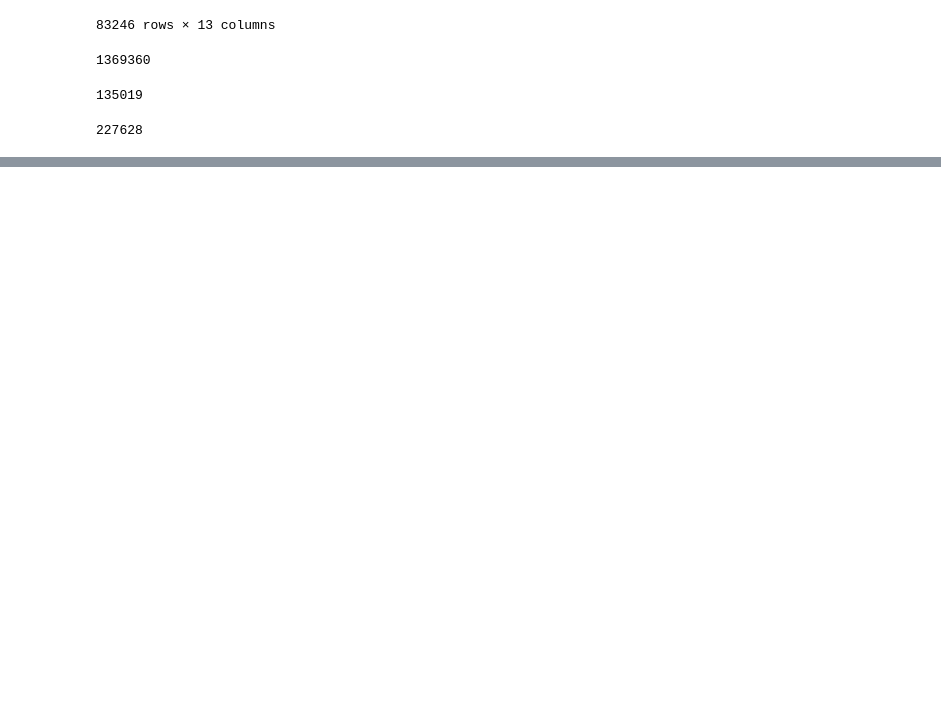
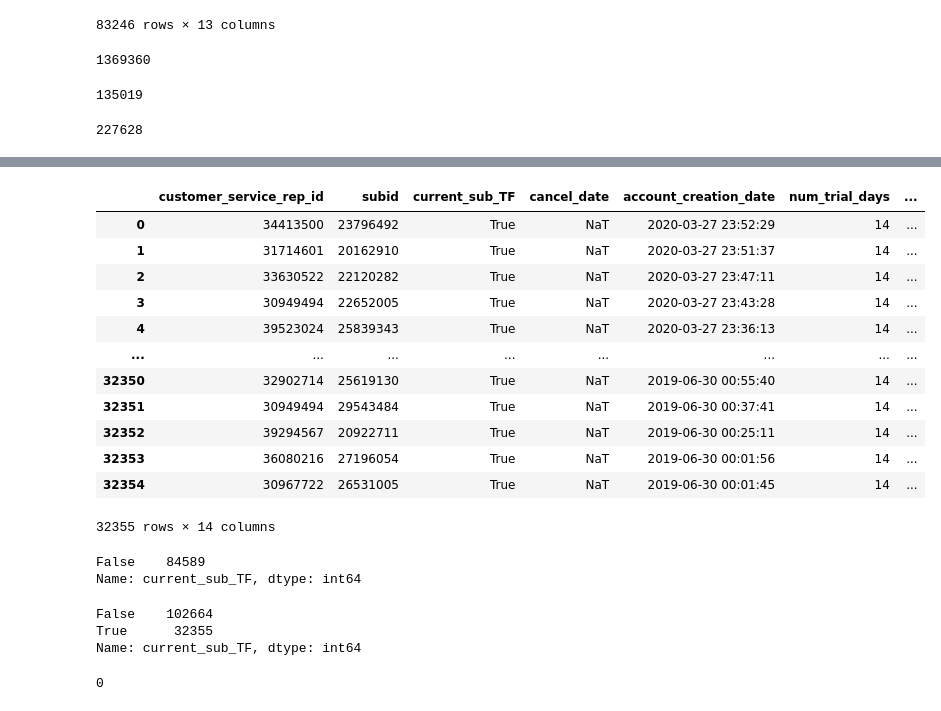
Before and after one commit to Dirodzz/Final_Case, a Jupyter notebook: Marketing_Analytics_Final.ipynb, the cells around one changed output, grey strips where cells are left out. Drawn from its saved outputs; the diff is of its cells as text; code cells hidden in the pictures; blank space fills up the shorter version.

```diff
--- a/Marketing_Analytics_Final.ipynb
+++ b/Marketing_Analytics_Final.ipynb
@@ -225,0 +297,30 @@ df_eng.to_csv('engagement.csv', index = False)
+# %%
+df_cs.loc[(df_cs['subid'].isin(set(df_eng['subid'].tolist()))) & (df_cs['current_sub_TF'])].drop_duplicates(
+    subset = ['subid'], keep = 'last').merge(df_sub[['subid', 'cancel_before_trial_end']], on = 'subid', how = 'left')
+# %% [output]
+|  | customer_service_rep_id | subid | current_sub_TF | cancel_date | account_creation_date | num_trial_days | ... |
+| 0 | 34413500 | 23796492 | True | NaT | 2020-03-27 23:52:29 | 14 | ... |
+| 1 | 31714601 | 20162910 | True | NaT | 2020-03-27 23:51:37 | 14 | ... |
+| 2 | 33630522 | 22120282 | True | NaT | 2020-03-27 23:47:11 | 14 | ... |
+| 3 | 30949494 | 22652005 | True | NaT | 2020-03-27 23:43:28 | 14 | ... |
+| 4 | 39523024 | 25839343 | True | NaT | 2020-03-27 23:36:13 | 14 | ... |
+| ... | ... | ... | ... | ... | ... | ... | ... |
+| 32350 | 32902714 | 25619130 | True | NaT | 2019-06-30 00:55:40 | 14 | ... |
+| 32351 | 30949494 | 29543484 | True | NaT | 2019-06-30 00:37:41 | 14 | ... |
+| 32352 | 39294567 | 20922711 | True | NaT | 2019-06-30 00:25:11 | 14 | ... |
+| 32353 | 36080216 | 27196054 | True | NaT | 2019-06-30 00:01:56 | 14 | ... |
+| 32354 | 30967722 | 26531005 | True | NaT | 2019-06-30 00:01:45 | 14 | ... |
+32355 rows × 14 columns
+# %%
+df_temp = df_cs.loc[(df_cs['subid'].isin(set(df_eng['subid'].tolist())))].drop_duplicates(
+    subset = ['subid'], keep = 'last').merge(df_sub[['subid', 'cancel_before_trial_end']], on = 'subid', how = 'left')
+df_temp.loc[np.isfinite(df_temp['cancel_date'])]['current_sub_TF'].value_counts()
+# %% [output]
+False    84589
+Name: current_sub_TF, dtype: int64
+# %%
+df_temp['current_sub_TF'].value_counts()
+# %% [output]
+False    102664
+True      32355
+Name: current_sub_TF, dtype: int64
@@ -225,0 +331,8 @@ df_eng.to_csv('engagement.csv', index = False)
+# %%
+# check duplicate for each customer to see whether engagement record could happen more than once per day for an individual customer
+
+temp.duplicated(subset = ['subid', 'date']).sum()
+
+# The result tells that there is no duplicate engagement record for each individual
+# %% [output]
+0
```
Also changed, not shown: parts of 16 cells of this notebook, 1 other file.
